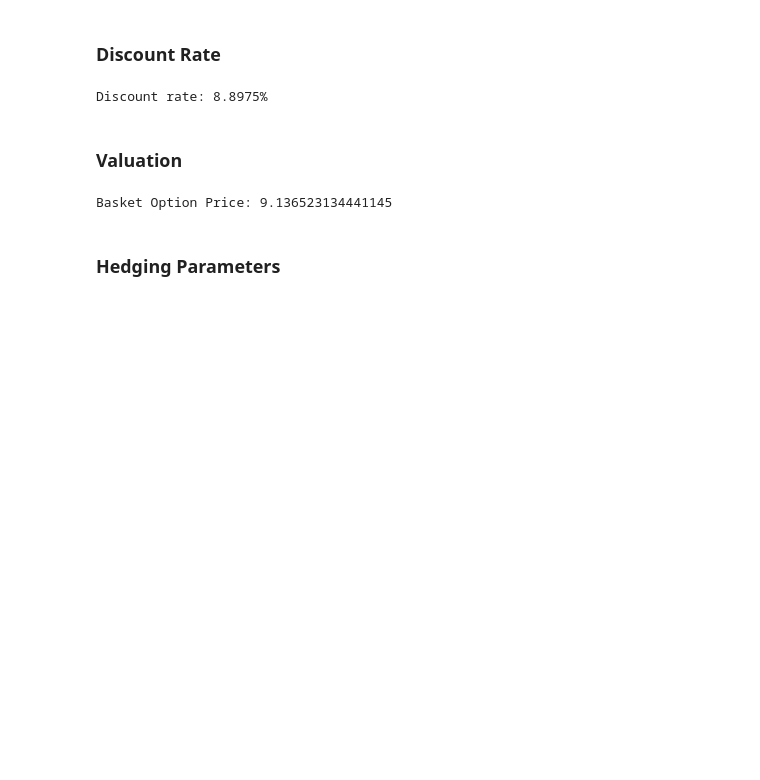
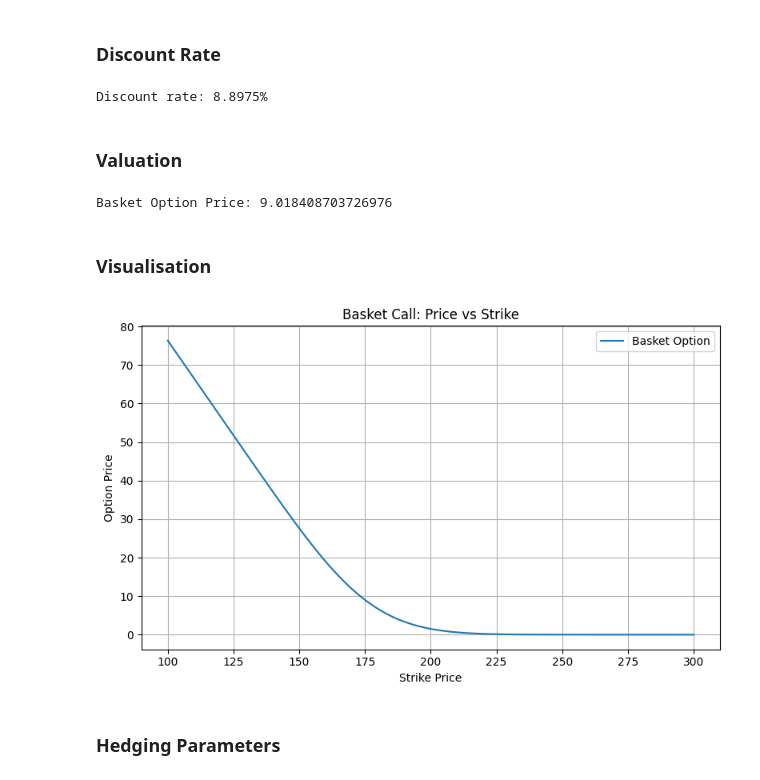
Before and after one commit to s4749543/Project3, a Jupyter notebook: trading_desk_analysis.ipynb, the cells around one changed output. Cells and saved outputs as stored; diff of their text form; code cells hidden in the pictures; blank space fills up the shorter version.

```diff
--- a/trading_desk_analysis.ipynb
+++ b/trading_desk_analysis.ipynb
@@ -340,10 +384,28 @@ Discount rate: 8.8975%
 ### Valuation
 # %%
 # Instantiate and price the option
-basket_option = BasketCallOption(tickers=tickers_basket, spot_prices=spot_basket, weights=weights, strike=strike_basket, expiry=expiry_basket, rate=rate_basket, vol=vol_basket, corr_matrix=basket_corr, simulations=10000)
+basket_option = BasketCallOption(tickers=tickers_basket, spot_prices=spot_basket, weights=weights, strike=strike_basket, expiry=expiry_basket, rate=rate_basket, vol=vol_basket, corr_matrix=basket_corr)
 print(f"Basket Option Price: {basket_option.price()}")
 # %% [output]
-Basket Option Price: 9.136523134441145
+Basket Option Price: 9.018408703726976
+# %% [markdown]
+### Visualisation
+# %%
+from visualise import visualize_basket_vs_strike
+
+visualize_basket_vs_strike(
+    basket_class=BasketCallOption,
+    strike_range=(100, 300, 100),
+    tickers=tickers_basket,
+    spot_prices=spot_basket,
+    weights=weights,
+    expiry=expiry_basket,
+    rate=rate_basket,
+    vol=vol_basket,
+    corr_matrix=basket_corr
+)
+# %% [output]
+[figure, added]
 # %% [markdown]
 ### Hedging Parameters
 # %%
```
Also changed, not shown: parts of 8 cells of this notebook, 6 other files.
